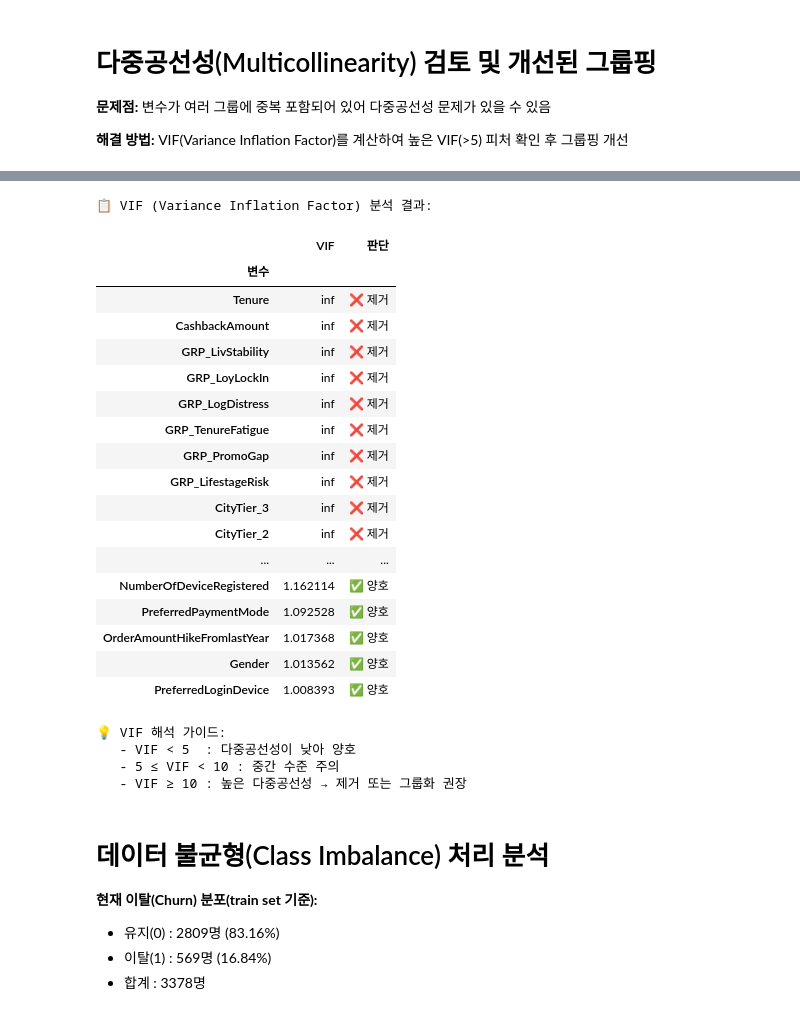
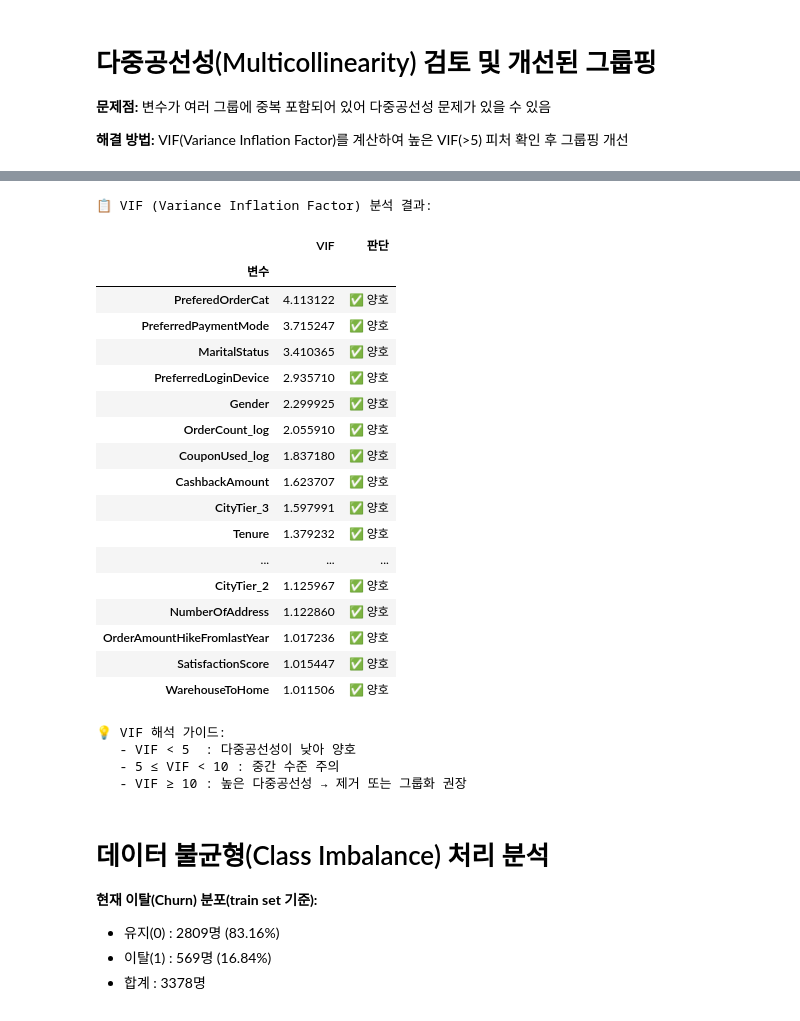
Before and after one commit to SKNETWORKS-FAMILY-AICAMP/SKN28-2nd-4Team, a Jupyter notebook: back_research/전하영/notebooks/Preprocessing.ipynb, the cells around one changed output, grey strips where cells are left out. Drawn from its saved outputs; the diff is of its cells as text; code cells hidden in the pictures.

```diff
--- a/back_research/전하영/notebooks/Preprocessing.ipynb
+++ b/back_research/전하영/notebooks/Preprocessing.ipynb
@@ -1528,8 +1502,8 @@ bin_configs = {
 
 # 구간별 Churn Rate 분석 및 시각화
 
-analysis_df = X_train.copy()
-analysis_df['Churn'] = y_train.values
+# 스케일 전 원본 데이터 사용 (bin 구간이 원본 스케일 기준이므로)
+analysis_df = df_encoded.copy()
 
 
 fig, axes = plt.subplots(2, 2, figsize=(10, 6))
@@ -1666,60 +1646,61 @@ for dataset in [X_train, X_val, X_test]:
     if 'CityTier_1' in dataset.columns:
         dataset.drop(columns=['CityTier_1'], inplace=True)
 # %%
-# 다중 공선성 해결 후, 재 확인
+# 다중 공선성 해결 후, 재확인
 # 수치형 피처만 추출 (CustomerID, Churn, bin 컬럼 제외)
 feature_cols = [col for col in X_train.columns
                 if col not in ["CustomerID", "Churn"]
-                and not col.endswith("_bin")]
+                and not col.endswith("_bin")
+                and not col.startswith("GRP_")]
 
 X_vif = X_train[feature_cols].dropna()
 
 # VIF 계산
 vif_data = pd.DataFrame()
 vif_data["변수"] = feature_cols
 vif_data["VIF"] = [variance_inflation_factor(X_vif.values, i) for i in range(len(feature_cols))]
 vif_data = vif_data.sort_values("VIF", ascending=False)
 
 # VIF 해석 기준
 def vif_interpret(vif):
     if vif < 5:
         return "✅ 양호"
     elif vif < 10:
         return "⚠️ 주의"
     else:
         return "❌ 제거"
 
 vif_data["판단"] = vif_data["VIF"].apply(vif_interpret)
 
 print("📋 VIF (Variance Inflation Factor) 분석 결과:")
 display(vif_data.set_index("변수")
         .style.set_properties(**{"text-align": "left"})
         .set_table_styles([{"selector": "th", "props": [("text-align", "left")]}]))
 
 print("\n💡 VIF 해석 가이드:")
 print("   - VIF < 5  : 다중공선성이 낮아 양호")
 print("   - 5 ≤ VIF < 10 : 중간 수준 주의")
 print("   - VIF ≥ 10 : 높은 다중공선성 → 제거 또는 그룹화 권장")
 # %% [output]
 📋 VIF (Variance Inflation Factor) 분석 결과:
 |  | VIF | 판단 |
 | 변수 |  |  |
-| Tenure | inf | ❌ 제거 |
-| CashbackAmount | inf | ❌ 제거 |
-| GRP_LivStability | inf | ❌ 제거 |
-| GRP_LoyLockIn | inf | ❌ 제거 |
-| GRP_LogDistress | inf | ❌ 제거 |
-| GRP_TenureFatigue | inf | ❌ 제거 |
-| GRP_PromoGap | inf | ❌ 제거 |
-| GRP_LifestageRisk | inf | ❌ 제거 |
-| CityTier_3 | inf | ❌ 제거 |
-| CityTier_2 | inf | ❌ 제거 |
+| PreferedOrderCat | 4.113122 | ✅ 양호 |
+| PreferredPaymentMode | 3.715247 | ✅ 양호 |
+| MaritalStatus | 3.410365 | ✅ 양호 |
+| PreferredLoginDevice | 2.935710 | ✅ 양호 |
+| Gender | 2.299925 | ✅ 양호 |
+| OrderCount_log | 2.055910 | ✅ 양호 |
+| CouponUsed_log | 1.837180 | ✅ 양호 |
+| CashbackAmount | 1.623707 | ✅ 양호 |
+| CityTier_3 | 1.597991 | ✅ 양호 |
+| Tenure | 1.379232 | ✅ 양호 |
 | ... | ... | ... |
-| NumberOfDeviceRegistered | 1.162114 | ✅ 양호 |
-| PreferredPaymentMode | 1.092528 | ✅ 양호 |
-| OrderAmountHikeFromlastYear | 1.017368 | ✅ 양호 |
-| Gender | 1.013562 | ✅ 양호 |
-| PreferredLoginDevice | 1.008393 | ✅ 양호 |
+| CityTier_2 | 1.125967 | ✅ 양호 |
+| NumberOfAddress | 1.122860 | ✅ 양호 |
+| OrderAmountHikeFromlastYear | 1.017236 | ✅ 양호 |
+| SatisfactionScore | 1.015447 | ✅ 양호 |
+| WarehouseToHome | 1.011506 | ✅ 양호 |
 💡 VIF 해석 가이드:
    - VIF < 5  : 다중공선성이 낮아 양호
    - 5 ≤ VIF < 10 : 중간 수준 주의
```
Also changed, not shown: parts of 11 cells of this notebook.
